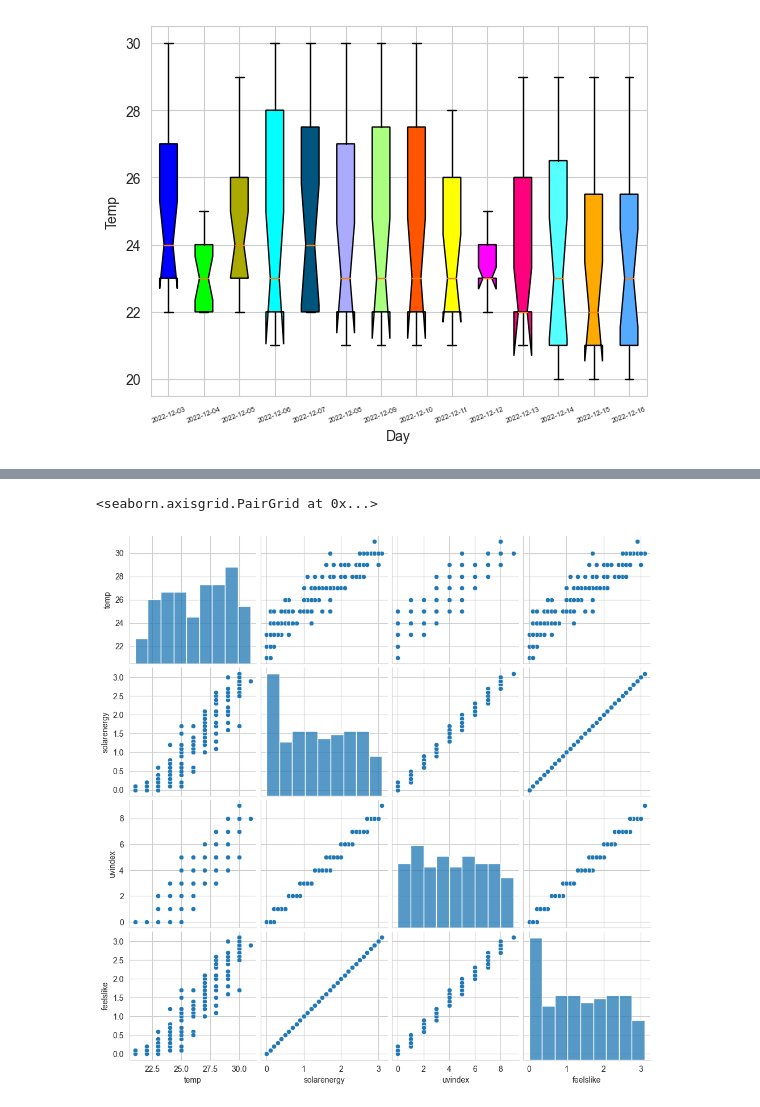
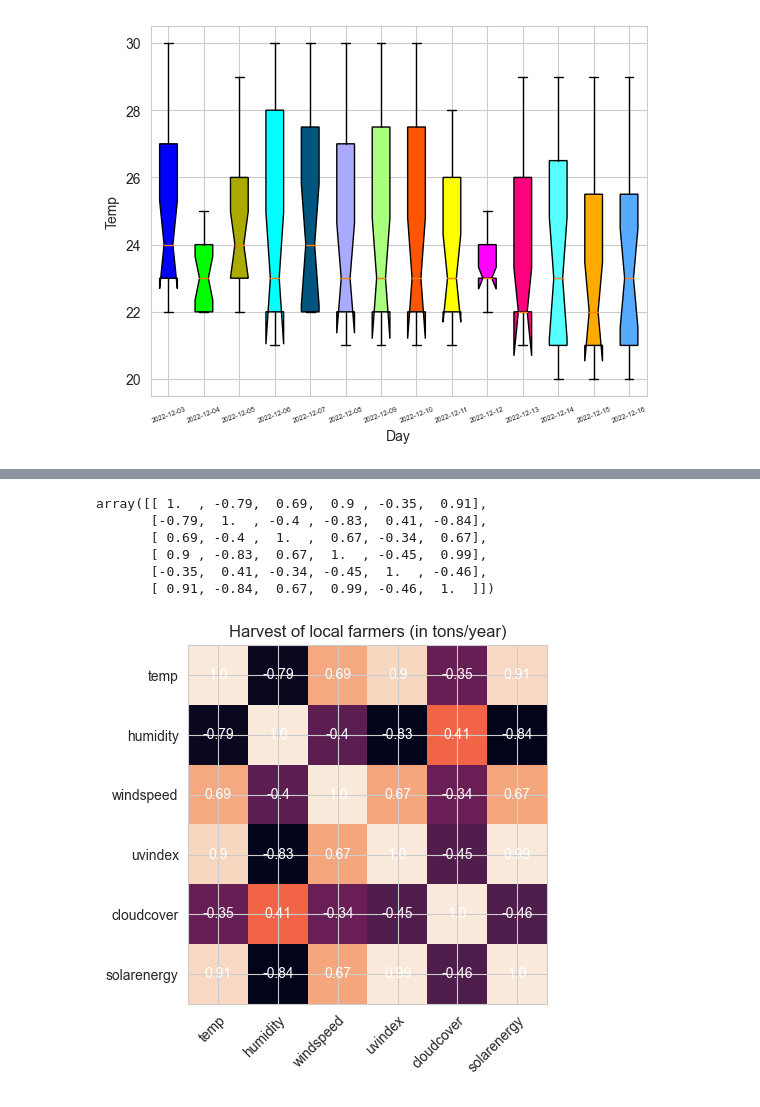
Before and after one commit to NinhLuong/Weather-data-visualization, a Jupyter notebook: main/test_api.ipynb, the cells around one changed output, grey strips where cells are left out. Cells and saved outputs as stored; diff of their text form; code cells hidden in the pictures.

```diff
--- a/main/test_api.ipynb
+++ b/main/test_api.ipynb
@@ -126,12 +126,40 @@ sns.heatmap(df.corr(),annot=True)
-# %%
-dist1 ={}
-dist1['temp'] = temp
-dist1["solarenergy"] = solarenergy
-dist1["uvindex"] = uvindex
-dist1['feelslike'] = feelslike
-data = pd.DataFrame(dist1)
-
-sns.pairplot(data)
-# %% [output]
-<seaborn.axisgrid.PairGrid at 0x...>
-[figure, removed]
+# %%
+df= round(df.corr(),2)
+data = []
+for row in df.columns:
+    data.append(list(df[row]))
+data= np.array(data)
+data
+# %% [output]
+array([[ 1.  , -0.79,  0.69,  0.9 , -0.35,  0.91],
+       [-0.79,  1.  , -0.4 , -0.83,  0.41, -0.84],
+       [ 0.69, -0.4 ,  1.  ,  0.67, -0.34,  0.67],
+       [ 0.9 , -0.83,  0.67,  1.  , -0.45,  0.99],
+       [-0.35,  0.41, -0.34, -0.45,  1.  , -0.46],
+       [ 0.91, -0.84,  0.67,  0.99, -0.46,  1.  ]])
+# %%
+label1 = ['temp','humidity',"windspeed","uvindex","cloudcover","solarenergy"]
+
+data = np.array(data)
+fig, ax = plt.subplots()
+im = ax.imshow(data)
+
+# Show all ticks and label them with the respective list entries
+ax.set_xticks(np.arange(len(label1)), labels=label1)
+ax.set_yticks(np.arange(len(label1)), labels=label1)
+
+# Rotate the tick labels and set their alignment.
+plt.setp(ax.get_xticklabels(), rotation=45, ha="right",
+         rotation_mode="anchor")
+
+# Loop over data dimensions and create text annotations.
+for i in range(len(label1)):
+    for j in range(len(label1)):
+        text = ax.text(j, i, data[i, j],
+                       ha="center", va="center", color="w")
+
+ax.set_title("Harvest of local farmers (in tons/year)")
+fig.tight_layout()
+plt.show()
+# %% [output]
+[figure, added]
```
Also changed, not shown: parts of 2 cells of this notebook, 5 other files.
